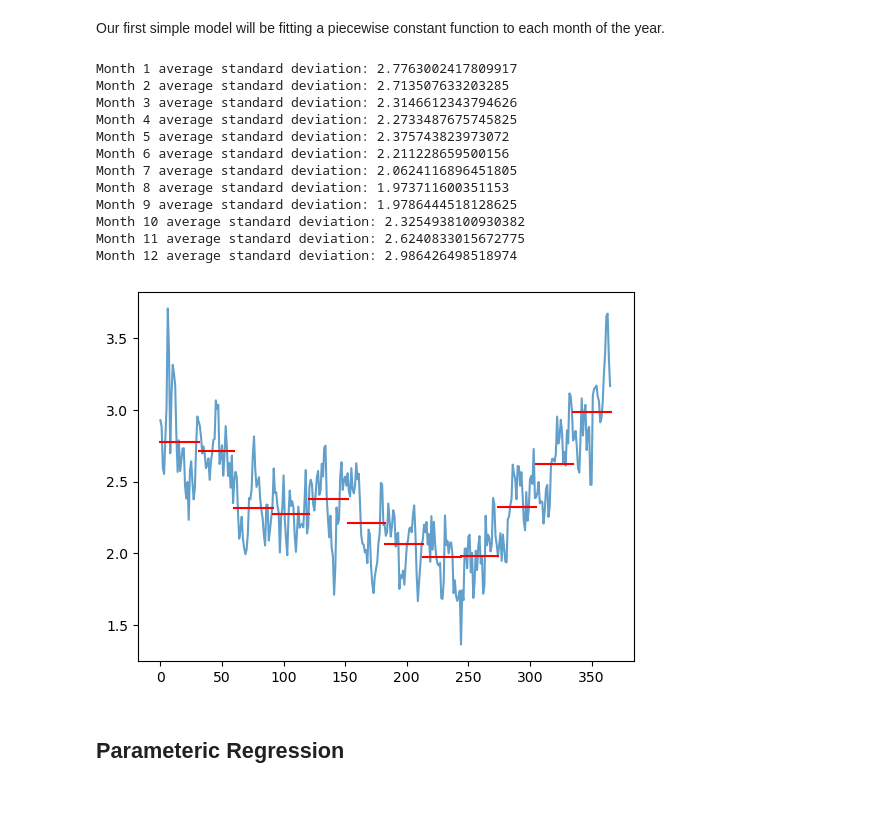
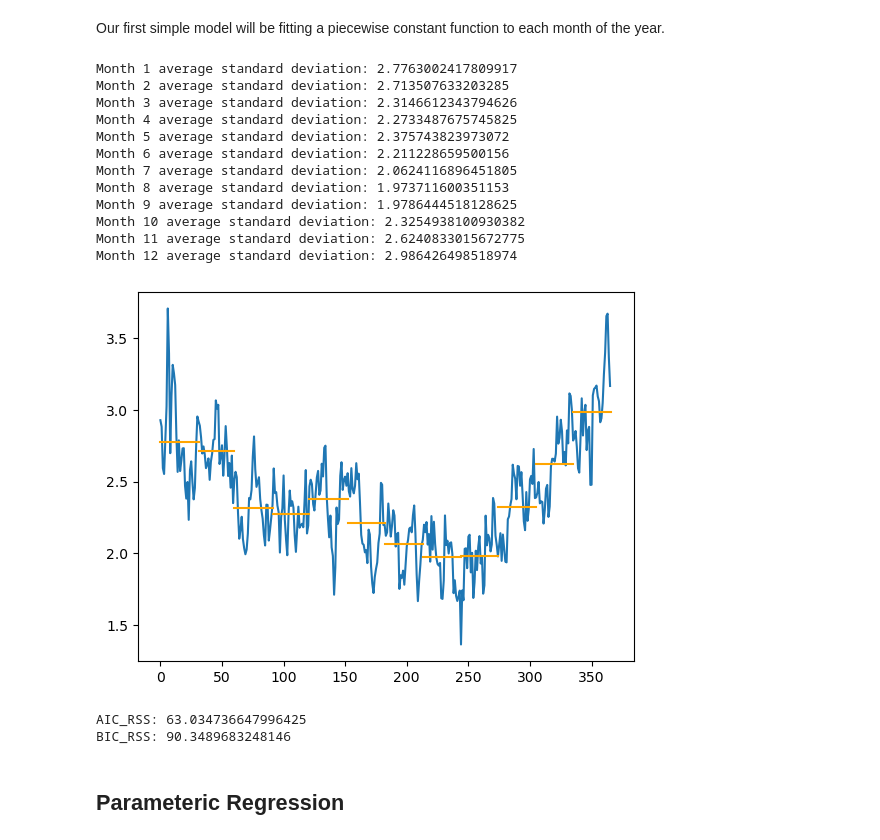
Before and after one commit to shixuejun/Weather-Derivative-UROP, a Jupyter notebook: src/modelling/volatility_modelling.ipynb, the cells around one changed output. Saved outputs shown, nothing was run; the diff lists cells and outputs as text; code cells hidden in the pictures; blank space fills up the shorter version.

```diff
--- a/src/modelling/volatility_modelling.ipynb
+++ b/src/modelling/volatility_modelling.ipynb
@@ -84,29 +117,37 @@ Our first simple model will be fitting a piecewise constant function to each mon
 # %%
 monthly_means = np.zeros(12, dtype=np.float64)
 fig, axs = plt.subplots(1)
-axs.plot(std_by_day.values, alpha=0.7)
+axs.plot(std_by_day.values)
+piecewise_preds = np.empty(len(std_by_day.values))
 day = 0
 
 for i in range(12):
     month = i + 1
     monthly_means[i] = np.mean(std_by_day[month].values)
     print(f"Month {month} average standard deviation: {monthly_means[i]}")
     newday = day + len(std_by_day[month].values)
-    axs.plot([day, newday], [monthly_means[i], monthly_means[i]], color='r')
+    piecewise_preds[day:newday] = monthly_means[i]
+    axs.plot([day, newday], [monthly_means[i], monthly_means[i]], color='orange')
     day = newday
 # %% [output]
 Month 1 average standard deviation: 2.7763002417809917
 Month 2 average standard deviation: 2.713507633203285
 Month 3 average standard deviation: 2.3146612343794626
 Month 4 average standard deviation: 2.2733487675745825
 Month 5 average standard deviation: 2.375743823973072
 Month 6 average standard deviation: 2.211228659500156
 Month 7 average standard deviation: 2.0624116896451805
 Month 8 average standard deviation: 1.973711600351153
 Month 9 average standard deviation: 1.9786444518128625
 Month 10 average standard deviation: 2.3254938100930382
 Month 11 average standard deviation: 2.6240833015672775
 Month 12 average standard deviation: 2.986426498518974
-[figure, old version]
+[figure, new version]
+# %%
+print(f"AIC_RSS: {AIC_RSS(piecewise_preds, std_by_day.values, 12)}")
+print(f"BIC_RSS: {BIC_RSS(piecewise_preds, std_by_day.values, 12)}")
+# %% [output]
+AIC_RSS: 63.034736647996425
+BIC_RSS: 90.3489683248146
 # %% [markdown]
 ## Parameteric Regression
```
Also changed, not shown: parts of 32 cells of this notebook, 14 other files.
